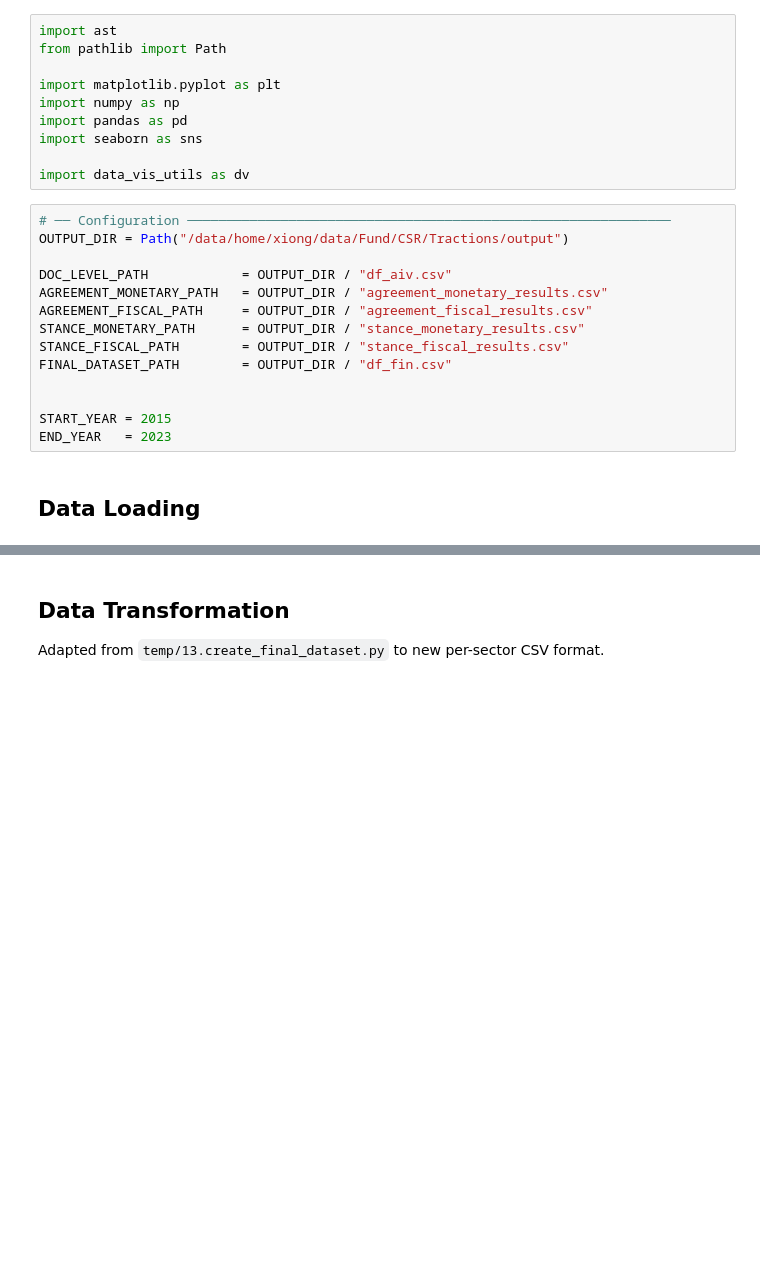
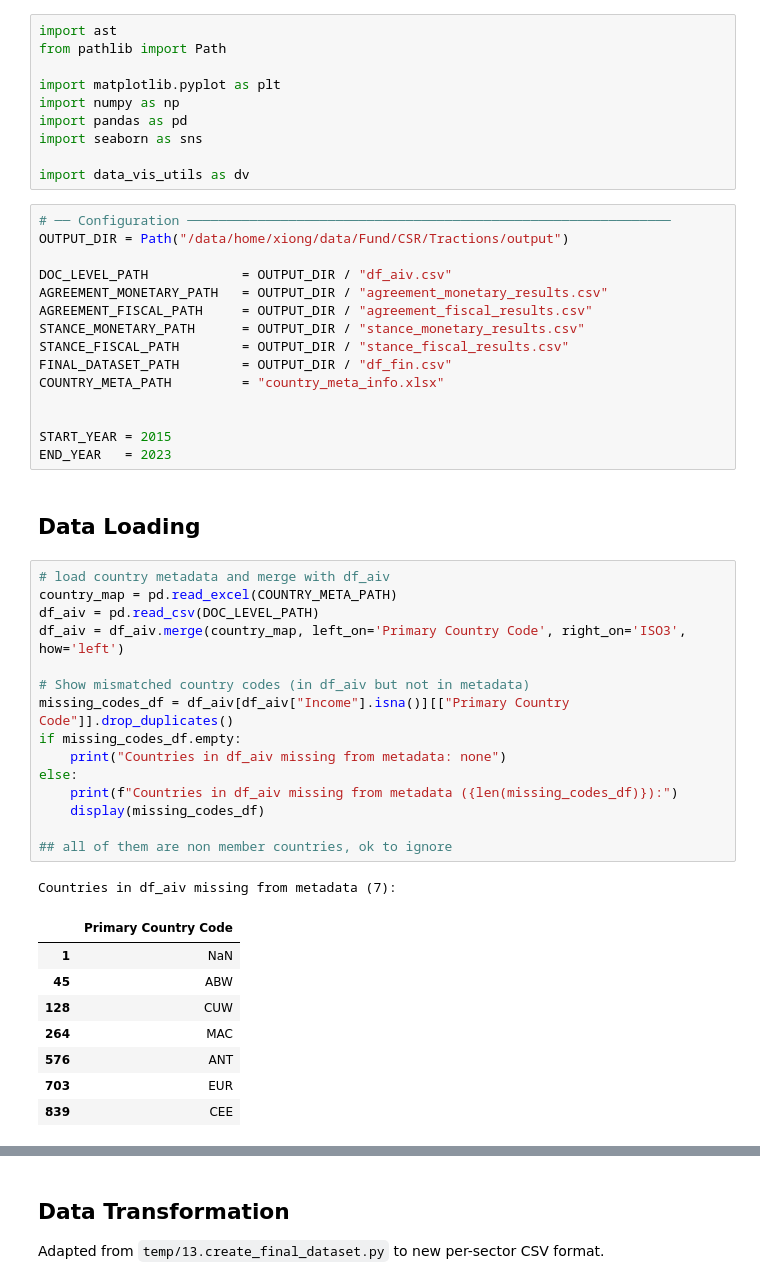
Before and after one commit to johnsonice/Fund_ISR, a Jupyter notebook: src/Traction/post_estimate_analysis/results_data_transformation.ipynb, the cells around one changed output, grey strips where cells are left out. Drawn from its saved outputs; the diff is of its cells as text; blank space fills up the shorter version.

```diff
--- a/src/Traction/post_estimate_analysis/results_data_transformation.ipynb
+++ b/src/Traction/post_estimate_analysis/results_data_transformation.ipynb
@@ -26,9 +26,35 @@ AGREEMENT_FISCAL_PATH     = OUTPUT_DIR / "agreement_fiscal_results.csv"
 STANCE_MONETARY_PATH      = OUTPUT_DIR / "stance_monetary_results.csv"
 STANCE_FISCAL_PATH        = OUTPUT_DIR / "stance_fiscal_results.csv"
 FINAL_DATASET_PATH        = OUTPUT_DIR / "df_fin.csv"
+COUNTRY_META_PATH         = "country_meta_info.xlsx"
 
 
 START_YEAR = 2015
 END_YEAR   = 2023
 # %% [markdown]
 ## Data Loading
+# %%
+# load country metadata and merge with df_aiv
+country_map = pd.read_excel(COUNTRY_META_PATH)
+df_aiv = pd.read_csv(DOC_LEVEL_PATH)
+df_aiv = df_aiv.merge(country_map, left_on='Primary Country Code', right_on='ISO3', how='left')
+
+# Show mismatched country codes (in df_aiv but not in metadata)
+missing_codes_df = df_aiv[df_aiv["Income"].isna()][["Primary Country Code"]].drop_duplicates()
+if missing_codes_df.empty:
+    print("Countries in df_aiv missing from metadata: none")
+else:
+    print(f"Countries in df_aiv missing from metadata ({len(missing_codes_df)}):")
+    display(missing_codes_df)
+
+## all of them are non member countries, ok to ignore
+# %% [output]
+Countries in df_aiv missing from metadata (7):
+|  | Primary Country Code |
+| 1 | NaN |
+| 45 | ABW |
+| 128 | CUW |
+| 264 | MAC |
+| 576 | ANT |
+| 703 | EUR |
+| 839 | CEE |
```
Also changed, not shown: parts of 4 cells of this notebook, 4 other files.
